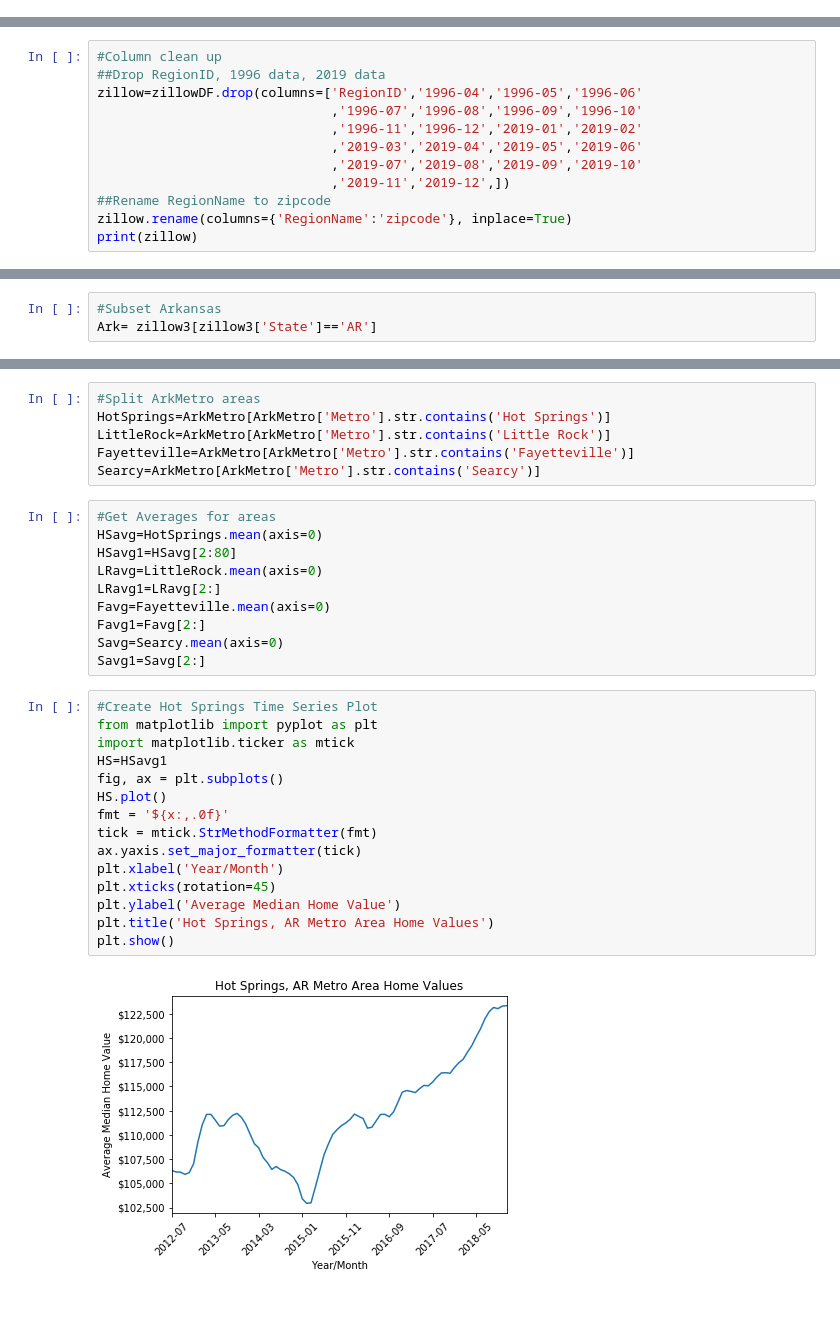
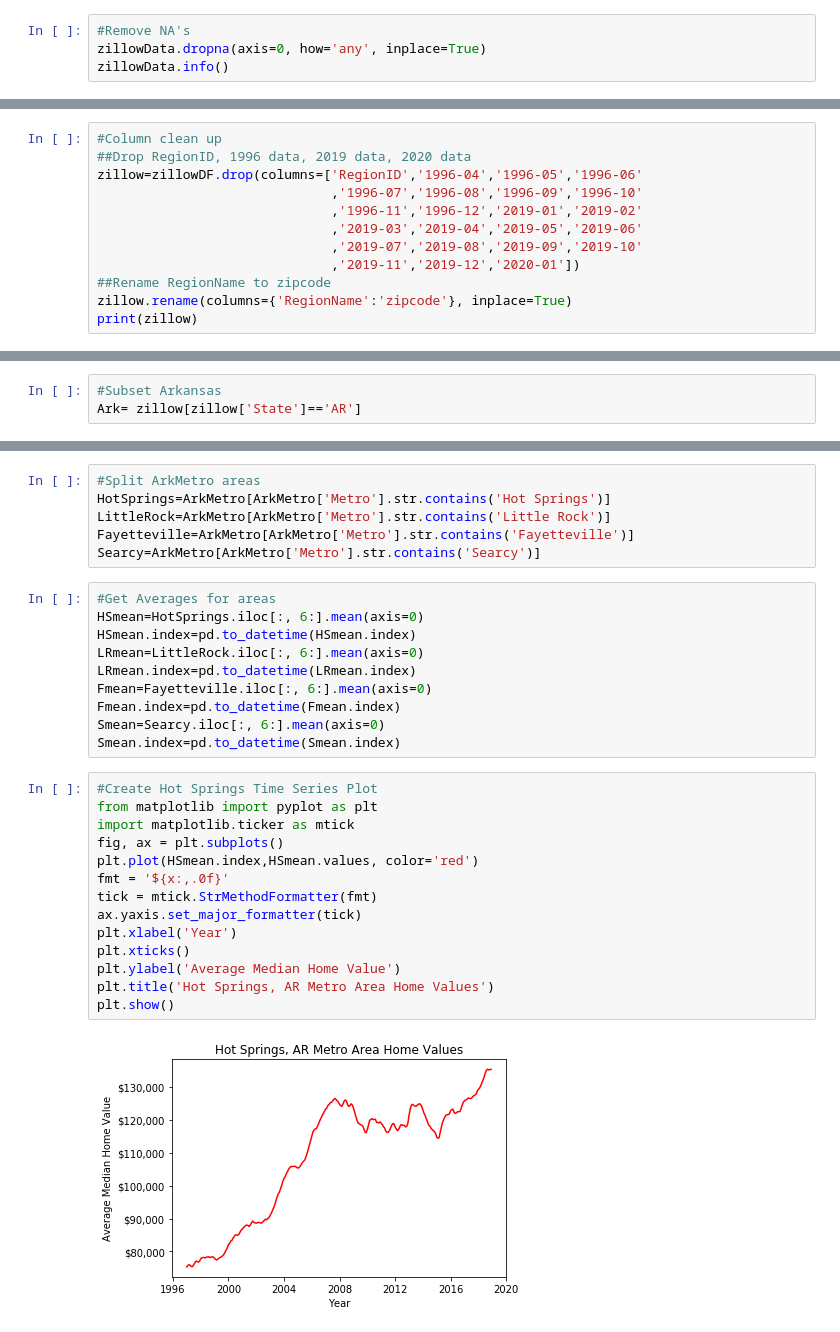
Before and after one commit to davedoman14/IST718, a Jupyter notebook: Assignments/Holden_Herrell_IST718_Lab2.ipynb, the cells around one changed output, grey strips where cells are left out. Cells and saved outputs as stored; diff of their text form; blank space fills up the shorter version.

```diff
--- a/Assignments/Holden_Herrell_IST718_Lab2.ipynb
+++ b/Assignments/Holden_Herrell_IST718_Lab2.ipynb
@@ -7,0 +28,4 @@ zillowData=pd.read_csv(zillowDataURL, engine='python' )
+# %%
+#Remove NA's
+zillowData.dropna(axis=0, how='any', inplace=True)
+zillowData.info()
@@ -30,12 +60,12 @@ print(zillowDF)
 # %%
 #Column clean up
-##Drop RegionID, 1996 data, 2019 data
+##Drop RegionID, 1996 data, 2019 data, 2020 data
 zillow=zillowDF.drop(columns=['RegionID','1996-04','1996-05','1996-06'
                               ,'1996-07','1996-08','1996-09','1996-10'
                               ,'1996-11','1996-12','2019-01','2019-02'
                               ,'2019-03','2019-04','2019-05','2019-06'
                               ,'2019-07','2019-08','2019-09','2019-10'
-                              ,'2019-11','2019-12',])
+                              ,'2019-11','2019-12','2020-01'])
 ##Rename RegionName to zipcode
 zillow.rename(columns={'RegionName':'zipcode'}, inplace=True)
 print(zillow)
@@ -200,4 +90,4 @@ print(zillow3)
 # %%
 #Subset Arkansas
-Ark= zillow3[zillow3['State']=='AR']
+Ark= zillow[zillow['State']=='AR']
 # %%
@@ -249,33 +139,32 @@ HotSprings=ArkMetro[ArkMetro['Metro'].str.contains('Hot Springs')]
 LittleRock=ArkMetro[ArkMetro['Metro'].str.contains('Little Rock')]
 Fayetteville=ArkMetro[ArkMetro['Metro'].str.contains('Fayetteville')]
 Searcy=ArkMetro[ArkMetro['Metro'].str.contains('Searcy')]
-# %%
-#Get Averages for areas
-HSavg=HotSprings.mean(axis=0)
-HSavg1=HSavg[2:80]
-LRavg=LittleRock.mean(axis=0)
-LRavg1=LRavg[2:]
-Favg=Fayetteville.mean(axis=0)
-Favg1=Favg[2:]
-Savg=Searcy.mean(axis=0)
-Savg1=Savg[2:]
+# %%
+#Get Averages for areas
+HSmean=HotSprings.iloc[:, 6:].mean(axis=0)
+HSmean.index=pd.to_datetime(HSmean.index)
+LRmean=LittleRock.iloc[:, 6:].mean(axis=0)
+LRmean.index=pd.to_datetime(LRmean.index)
+Fmean=Fayetteville.iloc[:, 6:].mean(axis=0)
+Fmean.index=pd.to_datetime(Fmean.index)
+Smean=Searcy.iloc[:, 6:].mean(axis=0)
+Smean.index=pd.to_datetime(Smean.index)
 # %%
 #Create Hot Springs Time Series Plot
 from matplotlib import pyplot as plt
 import matplotlib.ticker as mtick
-HS=HSavg1
 fig, ax = plt.subplots()
-HS.plot()
+plt.plot(HSmean.index,HSmean.values, color='red')
 fmt = '${x:,.0f}'
 tick = mtick.StrMethodFormatter(fmt)
 ax.yaxis.set_major_formatter(tick)
-plt.xlabel('Year/Month')
-plt.xticks(rotation=45)
+plt.xlabel('Year')
+plt.xticks()
 plt.ylabel('Average Median Home Value')
 plt.title('Hot Springs, AR Metro Area Home Values')
 plt.show()
 # %% [output]
-[figure, old version]
+[figure, new version]
 # %%
 #Create Little Rock Time Series Plot
 from matplotlib import pyplot as plt
```
Also changed, not shown: parts of 31 cells of this notebook.
